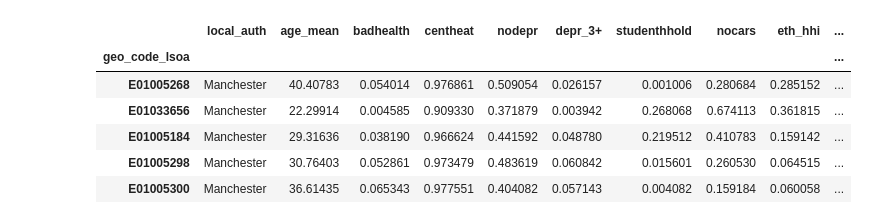
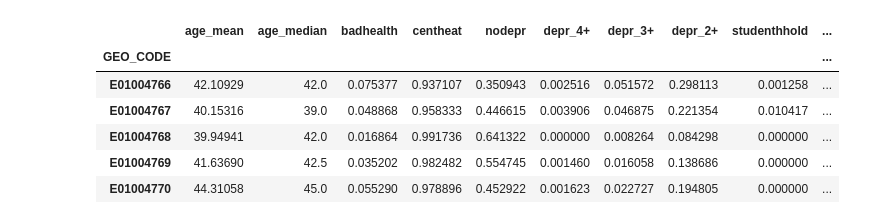
Before and after one commit to lena-kilian/JULV5000M_Liverpool, a Jupyter notebook: Manchester_2_Preprocessing.ipynb, the cells around one changed output. Drawn from its saved outputs; the diff is of its cells as text; code cells hidden in the pictures.

```diff
--- a/Manchester_2_Preprocessing.ipynb
+++ b/Manchester_2_Preprocessing.ipynb
@@ -45,4 +37,7 @@ prop_depr['depr_3+'] = prop_depr['F1000'] + prop_depr['F1001']
 # %%
+prop_health['badhealth'] = prop_health['F1777'] + prop_health['F1782']
+prop_depr['depr_2+'] = prop_depr['F999'] + prop_depr['F1000'] + prop_depr['F1001']
+prop_depr['depr_3+'] = prop_depr['F1000'] + prop_depr['F1001']
 prop_ethgrp['F166x'] = prop_ethgrp['F1664'] + prop_ethgrp['F1665'] + prop_ethgrp['F1666'] + prop_ethgrp['F1667']
 # %%
 data_ethgrp = data_ethgrp.set_index('GEO_CODE')
@@ -83,14 +78,16 @@ prop_hhold = prop_hhold.dropna(axis = 1)
 
 man_data = prop_health.join(prop_heat).join(prop_depr).join(prop_cars).join(prop_hhold).join(data_age).join(data_ethgrp)
 # %%
-tokeep = ['F184', 'F185', 'badhealth', 'F2345', 'F997', 'depr_3+', 'F1838', 'F991', 'hhi_norm', 'F166x']
+tokeep = ['F184', 'F185', 'badhealth', 'F2345', 'F997', 'F1001', 'depr_3+', 'depr_2+', 'F1838', 'F1816', 'F991', 'hhi_norm', 'F166x']
 
 man_data = (man_data[tokeep].rename(columns = {'F184':'age_mean',
                                                'F185':'age_median',
                                                'F2345':'centheat',
                                                'F997':'nodepr',
                                                'F1838':'studenthhold',
+                                               'F1816':'onefam_hhold',
                                                'F166x':'ethwhite',
                                                'F991':'nocars',
+                                               'F1001':'depr_4+',
                                                'hhi_norm':'eth_hhi'})\
            .astype(np.float))
@@ -103,10 +94,10 @@ all_data = lsoa_data[['local_auth']].join(man_data)#.join(data_ge)
 # %%
-all_data.head()
+man_data.head()
 # %% [output]
-|  | local_auth | age_mean | badhealth | centheat | nodepr | depr_3+ | studenthhold | nocars | eth_hhi | ... |
-| geo_code_lsoa |  |  |  |  |  |  |  |  |  | ... |
-| E01005268 | Manchester | 40.40783 | 0.054014 | 0.976861 | 0.509054 | 0.026157 | 0.001006 | 0.280684 | 0.285152 | ... |
-| E01033656 | Manchester | 22.29914 | 0.004585 | 0.909330 | 0.371879 | 0.003942 | 0.268068 | 0.674113 | 0.361815 | ... |
-| E01005184 | Manchester | 29.31636 | 0.038190 | 0.966624 | 0.441592 | 0.048780 | 0.219512 | 0.410783 | 0.159142 | ... |
-| E01005298 | Manchester | 30.76403 | 0.052861 | 0.973479 | 0.483619 | 0.060842 | 0.015601 | 0.260530 | 0.064515 | ... |
-| E01005300 | Manchester | 36.61435 | 0.065343 | 0.977551 | 0.404082 | 0.057143 | 0.004082 | 0.159184 | 0.060058 | ... |
+|  | age_mean | age_median | badhealth | centheat | nodepr | depr_4+ | depr_3+ | depr_2+ | studenthhold | ... |
+| GEO_CODE |  |  |  |  |  |  |  |  |  | ... |
+| E01004766 | 42.10929 | 42.0 | 0.075377 | 0.937107 | 0.350943 | 0.002516 | 0.051572 | 0.298113 | 0.001258 | ... |
+| E01004767 | 40.15316 | 39.0 | 0.048868 | 0.958333 | 0.446615 | 0.003906 | 0.046875 | 0.221354 | 0.010417 | ... |
+| E01004768 | 39.94941 | 42.0 | 0.016864 | 0.991736 | 0.641322 | 0.000000 | 0.008264 | 0.084298 | 0.000000 | ... |
+| E01004769 | 41.63690 | 42.5 | 0.035202 | 0.982482 | 0.554745 | 0.001460 | 0.016058 | 0.138686 | 0.000000 | ... |
+| E01004770 | 44.31058 | 45.0 | 0.055290 | 0.978896 | 0.452922 | 0.001623 | 0.022727 | 0.194805 | 0.000000 | ... |
```
Also changed, not shown: parts of 17 cells of this notebook, 1 other file.
